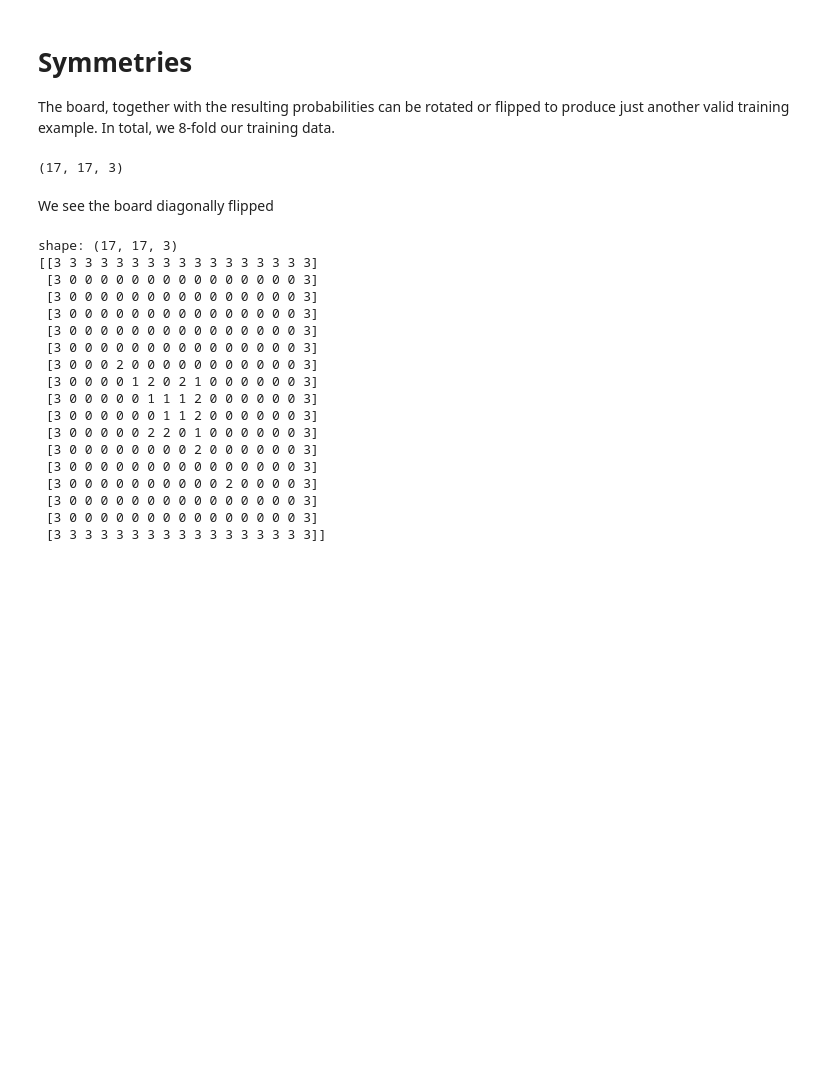
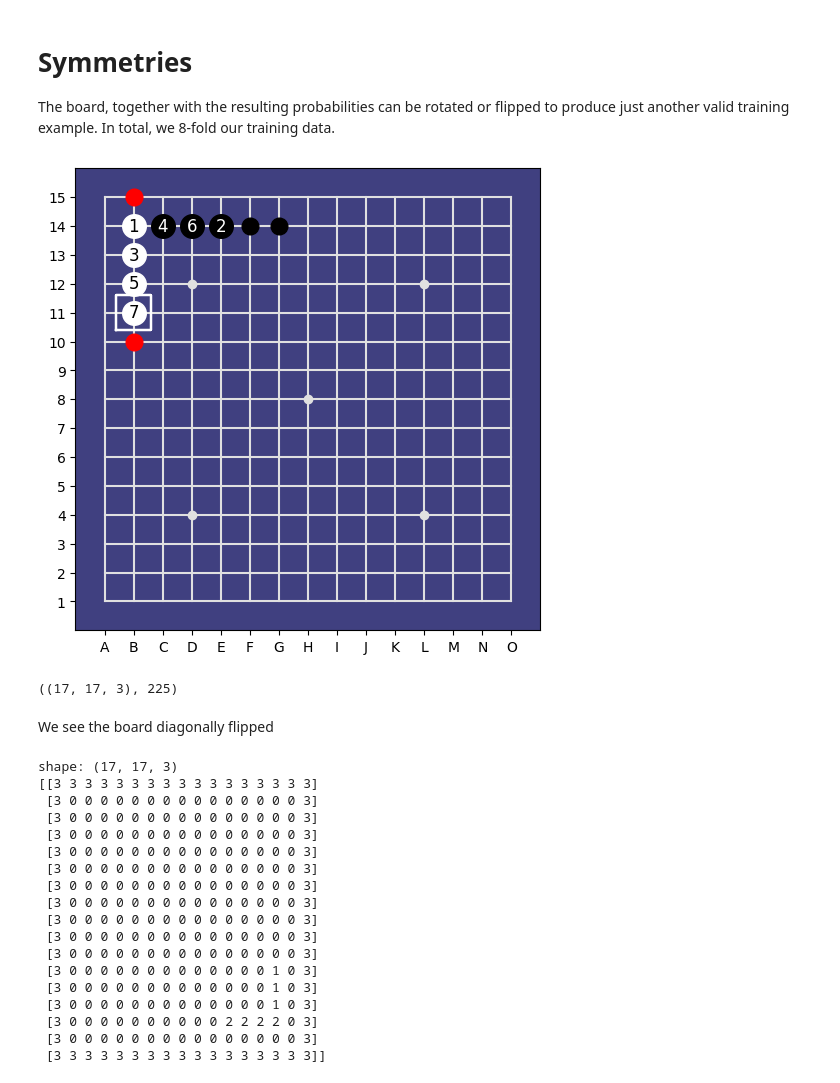
Before and after one commit to Project-Ellie/DeepGomoku, a Jupyter notebook: notebooks/Board_Representations.ipynb, the cells around one changed output. Drawn from its saved outputs; the diff is of its cells as text; code cells hidden in the pictures; blank space fills up the shorter version.

```diff
--- a/notebooks/Board_Representations.ipynb
+++ b/notebooks/Board_Representations.ipynb
@@ -157,6 +154,12 @@ Move = board.Stone
 # %% [markdown]
 # Symmetries
 The board, together with the resulting probabilities can be rotated or flipped to produce just another valid training example. In total, we 8-fold our training data.
+# %%
+stones="B14E14B13C14B12D14B11"
+board = GomokuBoard(BOARD_SIZE, stones=stones)
+analyse_board(BOARD_SIZE, stones, policy)
+# %% [output]
+[figure, added]
 # %%
 from aegomoku.utils import expand
 
@@ -167,9 +170,9 @@ from aegomoku.gomoku_game import GomokuGame
 gomoku = GomokuGame(15)
 math_rep = board.canonical_representation()
 symmetries = gomoku.get_symmetries(math_rep, probs)
-symmetries[0][0].shape
+symmetries[0][0].shape, len(symmetries[0][1])
 # %% [output]
-(17, 17, 3)
+((17, 17, 3), 225)
 # %% [markdown]
 We see the board diagonally flipped
 # %%
@@ -182,14 +185,14 @@ shape: (17, 17, 3)
  [3 0 0 0 0 0 0 0 0 0 0 0 0 0 0 0 3]
  [3 0 0 0 0 0 0 0 0 0 0 0 0 0 0 0 3]
  [3 0 0 0 0 0 0 0 0 0 0 0 0 0 0 0 3]
- [3 0 0 0 2 0 0 0 0 0 0 0 0 0 0 0 3]
- [3 0 0 0 0 1 2 0 2 1 0 0 0 0 0 0 3]
- [3 0 0 0 0 0 1 1 1 2 0 0 0 0 0 0 3]
- [3 0 0 0 0 0 0 1 1 2 0 0 0 0 0 0 3]
- [3 0 0 0 0 0 2 2 0 1 0 0 0 0 0 0 3]
- [3 0 0 0 0 0 0 0 0 2 0 0 0 0 0 0 3]
- [3 0 0 0 0 0 0 0 0 0 0 0 0 0 0 0 3]
- [3 0 0 0 0 0 0 0 0 0 0 2 0 0 0 0 3]
  [3 0 0 0 0 0 0 0 0 0 0 0 0 0 0 0 3]
  [3 0 0 0 0 0 0 0 0 0 0 0 0 0 0 0 3]
+ [3 0 0 0 0 0 0 0 0 0 0 0 0 0 0 0 3]
+ [3 0 0 0 0 0 0 0 0 0 0 0 0 0 0 0 3]
+ [3 0 0 0 0 0 0 0 0 0 0 0 0 0 0 0 3]
+ [3 0 0 0 0 0 0 0 0 0 0 0 0 0 1 0 3]
+ [3 0 0 0 0 0 0 0 0 0 0 0 0 0 1 0 3]
+ [3 0 0 0 0 0 0 0 0 0 0 0 0 0 1 0 3]
+ [3 0 0 0 0 0 0 0 0 0 0 2 2 2 2 0 3]
+ [3 0 0 0 0 0 0 0 0 0 0 0 0 0 0 0 3]
  [3 3 3 3 3 3 3 3 3 3 3 3 3 3 3 3 3]]
```
Also changed, not shown: parts of 26 cells of this notebook, 26 other files.
